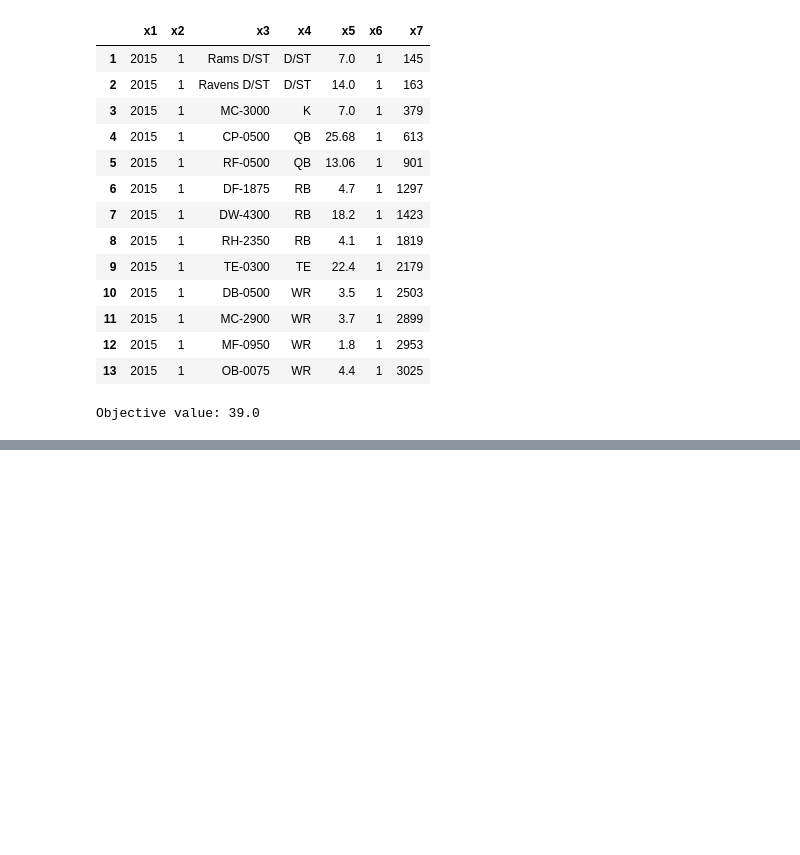
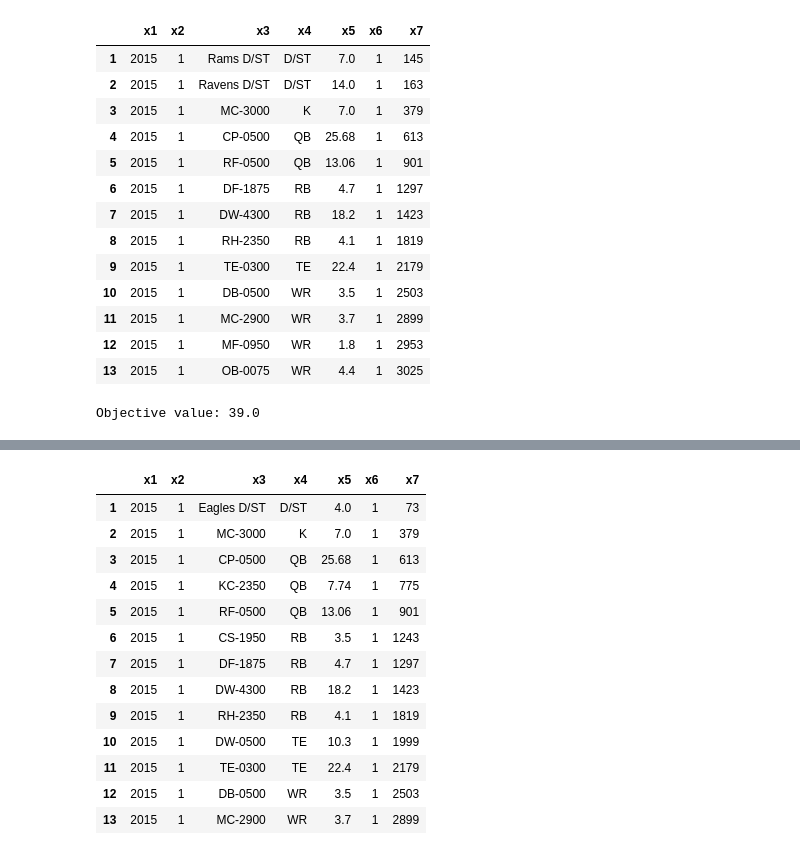
Before and after one commit to johnckane/stats-corner, a Jupyter notebook: fantasy_football/Optimizing Rosters.ipynb, the cells around one changed output, grey strips where cells are left out. Cells and saved outputs as stored; diff of their text form; code cells hidden in the pictures; blank space fills up the shorter version.

Commit message:
create julia scripts; fix lookups

```diff
--- a/fantasy_football/Optimizing Rosters.ipynb
+++ b/fantasy_football/Optimizing Rosters.ipynb
@@ -731,0 +1161,18 @@ Objective value: 39.0
+# %%
+lookup = readtable("/home/john/stats_corner/fantasy_football/lookup2015.csv",header = false)
+lookup[[5,22,35,44,51,70,73,80,102,112,122,140,162],:]
+# %% [output]
+|  | x1 | x2 | x3 | x4 | x5 | x6 | x7 |
+| 1 | 2015 | 1 | Eagles D/ST | D/ST | 4.0 | 1 | 73 |
+| 2 | 2015 | 1 | MC-3000 | K | 7.0 | 1 | 379 |
+| 3 | 2015 | 1 | CP-0500 | QB | 25.68 | 1 | 613 |
+| 4 | 2015 | 1 | KC-2350 | QB | 7.74 | 1 | 775 |
+| 5 | 2015 | 1 | RF-0500 | QB | 13.06 | 1 | 901 |
+| 6 | 2015 | 1 | CS-1950 | RB | 3.5 | 1 | 1243 |
+| 7 | 2015 | 1 | DF-1875 | RB | 4.7 | 1 | 1297 |
+| 8 | 2015 | 1 | DW-4300 | RB | 18.2 | 1 | 1423 |
+| 9 | 2015 | 1 | RH-2350 | RB | 4.1 | 1 | 1819 |
+| 10 | 2015 | 1 | DW-0500 | TE | 10.3 | 1 | 1999 |
+| 11 | 2015 | 1 | TE-0300 | TE | 22.4 | 1 | 2179 |
+| 12 | 2015 | 1 | DB-0500 | WR | 3.5 | 1 | 2503 |
+| 13 | 2015 | 1 | MC-2900 | WR | 3.7 | 1 | 2899 |
```
Also changed, not shown: parts of 6 cells of this notebook, 4 other files.
